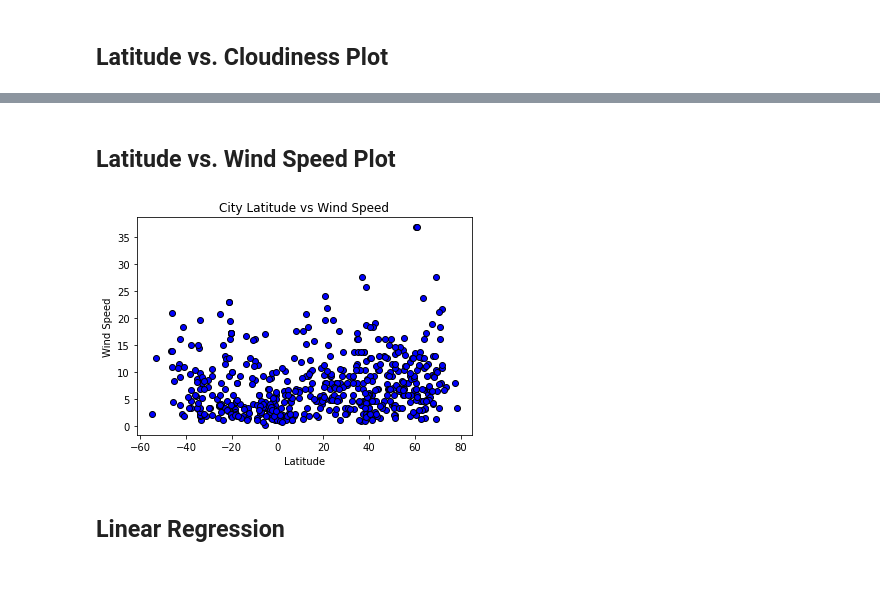
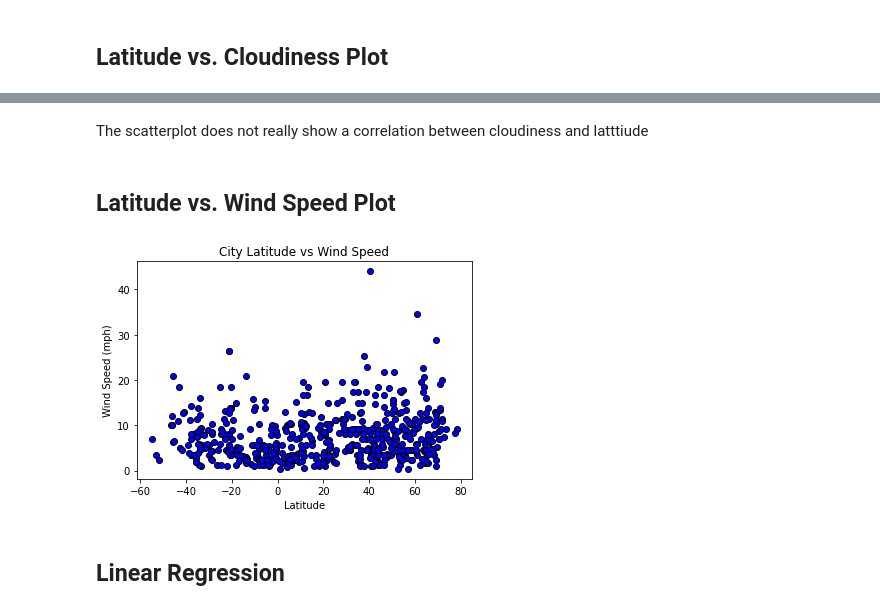
Before and after one commit to kndrsh/Python-Api-Challenge, a Jupyter notebook: Weather Py/WeatherPy.ipynb, the cells around one changed output, grey strips where cells are left out. Drawn from its saved outputs; the diff is of its cells as text; code cells hidden in the pictures; blank space fills up the shorter version.

```diff
--- a/Weather Py/WeatherPy.ipynb
+++ b/Weather Py/WeatherPy.ipynb
@@ -234,19 +238,21 @@ plt.savefig(r"C:\Users\kndrs\Python-Api-Challenge\Weather Py\Latitude v Cloudine
+# %% [markdown]
+The scatterplot does not really show a correlation between cloudiness and latttiude
 # %% [markdown]
 ## Latitude vs. Wind Speed Plot
 # %%
 #Create Latitude v Cloudiness Scatter Plot
-plt.scatter(weather_dict["Lat"], weather_dict["Wind Speed"],edgecolor = "black",facecolor = "blue" )
+plt.scatter(weather_df["Lat"], weather_df["Wind Speed"],edgecolor = "black",facecolor = "blue" )
 
 #x axis
 plt.xlabel("Latitude")
 
 #Y axis
-plt.ylabel("Wind Speed")
+plt.ylabel("Wind Speed (mph)")
 
 #Title
 plt.title("City Latitude vs Wind Speed")
 
 
 plt.savefig(r"C:\Users\kndrs\Python-Api-Challenge\Weather Py\Latitude v Wind Speed.png")
 # %% [output]
-[figure, old version]
+[figure, new version]
```
Also changed, not shown: parts of 25 cells of this notebook, 11 other files.
